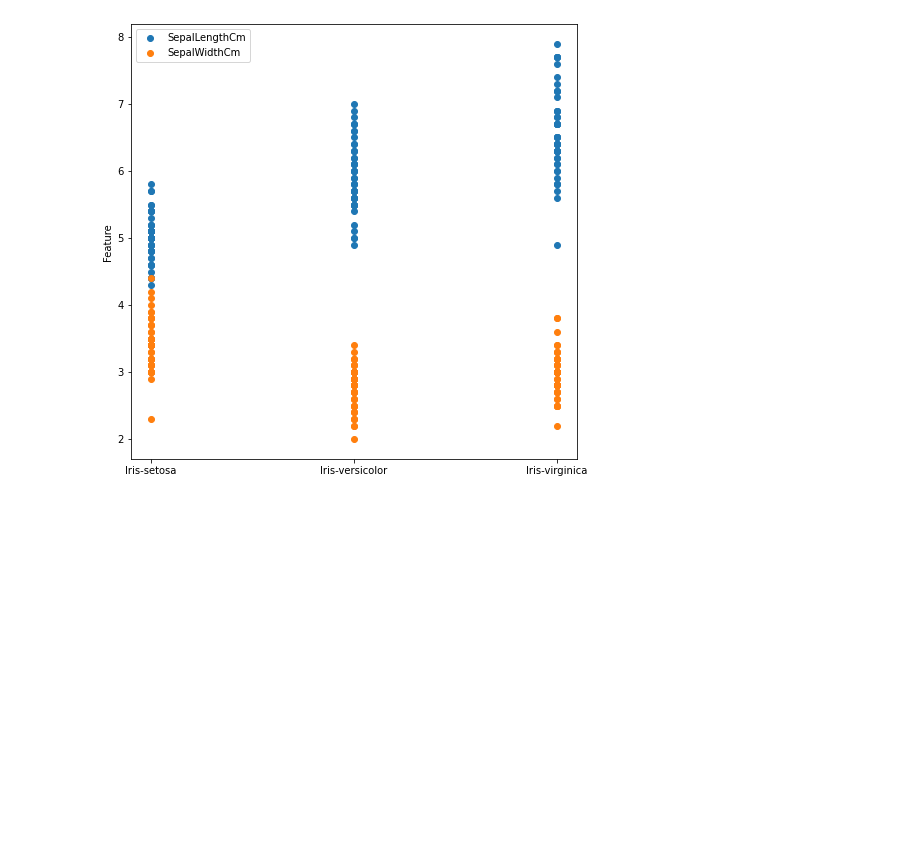
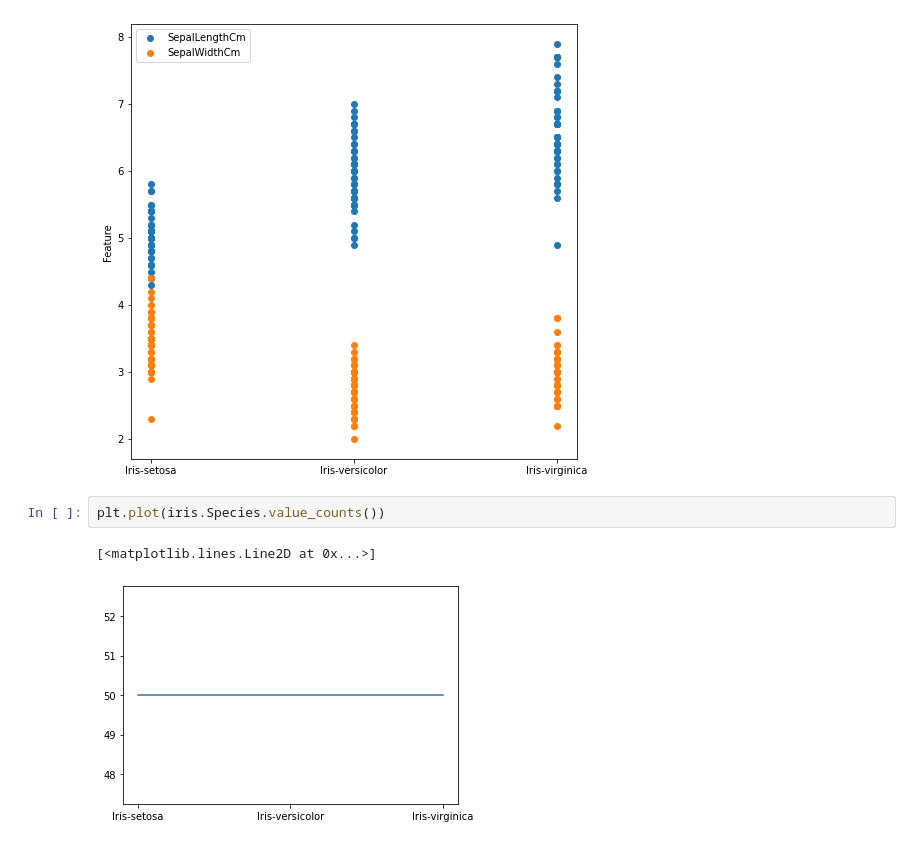
Before and after one commit to sepidemashayekhi/Data-analysis-of-iris-dataset, a Jupyter notebook: iris.ipynb, the cells around one changed output. Drawn from its saved outputs; the diff is of its cells as text; blank space fills up the shorter version.

```diff
--- a/iris.ipynb
+++ b/iris.ipynb
@@ -58,3 +60,8 @@ plt.legend()
 # %% [output]
 <matplotlib.legend.Legend at 0x...>
 [figure]
+# %%
+plt.plot(iris.Species.value_counts())
+# %% [output]
+[<matplotlib.lines.Line2D at 0x...>]
+[figure, added]
```
Also changed, not shown: parts of 5 cells of this notebook.
